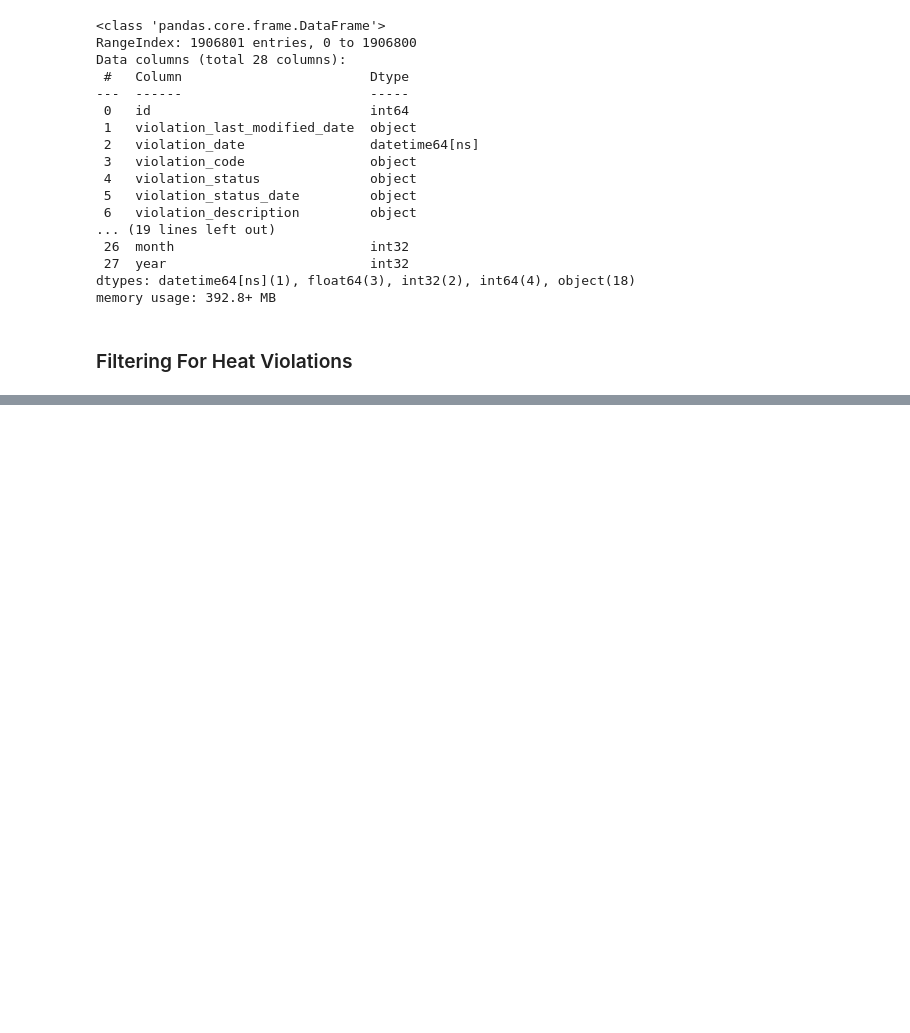
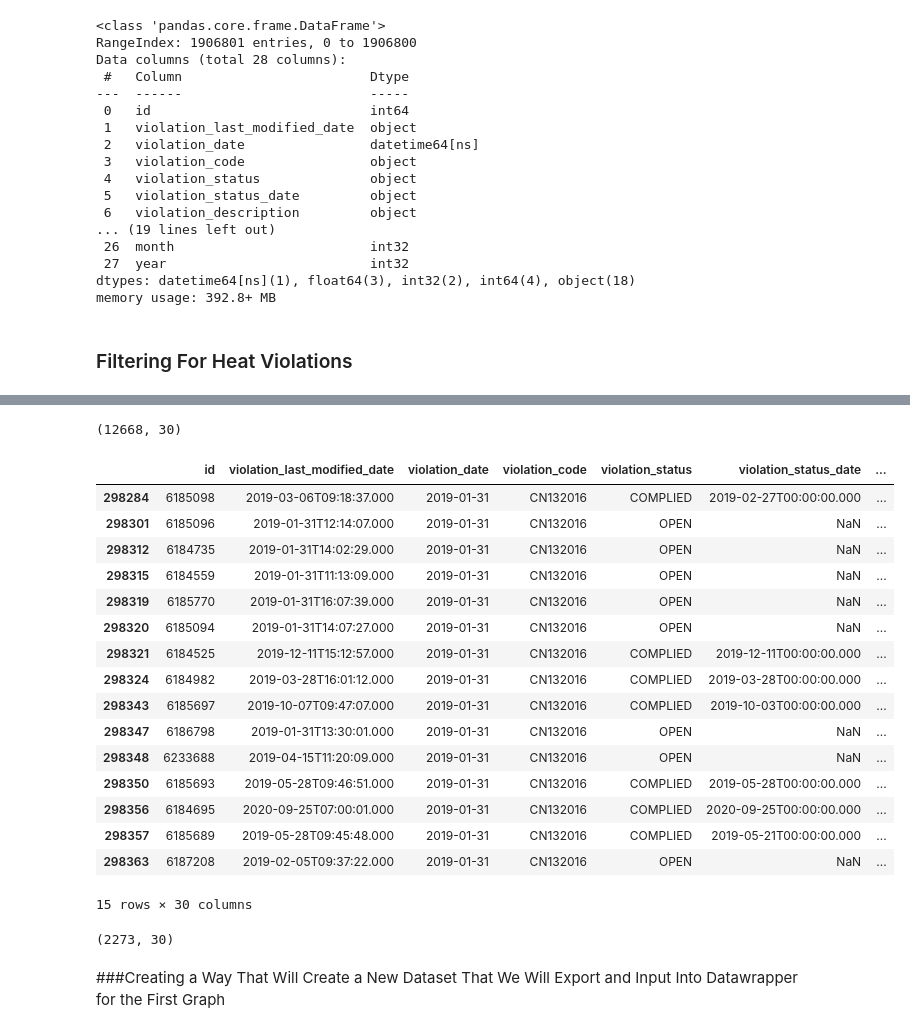
Before and after one commit to hannaheure/Sizzlers-Chi-Heat, a Jupyter notebook: final_analysis.ipynb, the cells around one changed output, grey strips where cells are left out. Drawn from its saved outputs; the diff is of its cells as text; code cells hidden in the pictures; blank space fills up the shorter version.

```diff
--- a/final_analysis.ipynb
+++ b/final_analysis.ipynb
@@ -163,3 +179,0 @@ Name: count, dtype: int64
-# %%
-#combine month and year to fit the graph
-build['month_year'] = build['month'].astype(str) + ' ' + '/' + ' ' +build['year'].astype(str)
@@ -315,0 +219,3 @@ graph_one.to_csv('graph_one_data.csv')
+# %%
+#Combining month and year for future use for our first graph
+build['month_year'] = build['month'].astype(str) + '-' + build['year'].astype(str)
@@ -315,0 +252,3 @@ graph_one.to_csv('graph_one_data.csv')
+# %%
+#Creating new df called 'graph_no_heat' that only includes instances whose 'violation_code' is equal to 'CN132016' via using simpled filtering
+graph_no_heat = build[build['violation_code'] == 'CN132016']
@@ -315,0 +266,36 @@ graph_one.to_csv('graph_one_data.csv')
+# %%
+#Checking to how many heat violations there were by using .shape
+graph_no_heat.shape
+# %% [output]
+(12668, 30)
+# %%
+#Doing another filter this time using df 'graph_no_heat' to make sure it only includes instances whose year is either in 2019 or greater
+#Also making it persist by updating the 'graph_no_heat' dataframe to include this filter
+graph_no_heat = graph_no_heat[graph_no_heat['year'] >= 2019]
+# %%
+#Sorting values in 'graph_no_heat' by ascending 'month' and 'year'
+#Using this sorting method and .head() to check and see if code worked and got us only instances in or after 2019, which it did
+graph_no_heat.sort_values(by=['month','year'], ascending=[True,True]).head(15)
+# %% [output]
+|  | id | violation_last_modified_date | violation_date | violation_code | violation_status | violation_status_date | ... |
+| 298284 | 6185098 | 2019-03-06T09:18:37.000 | 2019-01-31 | CN132016 | COMPLIED | 2019-02-27T00:00:00.000 | ... |
+| 298301 | 6185096 | 2019-01-31T12:14:07.000 | 2019-01-31 | CN132016 | OPEN | NaN | ... |
+| 298312 | 6184735 | 2019-01-31T14:02:29.000 | 2019-01-31 | CN132016 | OPEN | NaN | ... |
+| 298315 | 6184559 | 2019-01-31T11:13:09.000 | 2019-01-31 | CN132016 | OPEN | NaN | ... |
+| 298319 | 6185770 | 2019-01-31T16:07:39.000 | 2019-01-31 | CN132016 | OPEN | NaN | ... |
+| 298320 | 6185094 | 2019-01-31T14:07:27.000 | 2019-01-31 | CN132016 | OPEN | NaN | ... |
+| 298321 | 6184525 | 2019-12-11T15:12:57.000 | 2019-01-31 | CN132016 | COMPLIED | 2019-12-11T00:00:00.000 | ... |
+| 298324 | 6184982 | 2019-03-28T16:01:12.000 | 2019-01-31 | CN132016 | COMPLIED | 2019-03-28T00:00:00.000 | ... |
+| 298343 | 6185697 | 2019-10-07T09:47:07.000 | 2019-01-31 | CN132016 | COMPLIED | 2019-10-03T00:00:00.000 | ... |
+| 298347 | 6186798 | 2019-01-31T13:30:01.000 | 2019-01-31 | CN132016 | OPEN | NaN | ... |
+| 298348 | 6233688 | 2019-04-15T11:20:09.000 | 2019-01-31 | CN132016 | OPEN | NaN | ... |
+| 298350 | 6185693 | 2019-05-28T09:46:51.000 | 2019-01-31 | CN132016 | COMPLIED | 2019-05-28T00:00:00.000 | ... |
+| 298356 | 6184695 | 2020-09-25T07:00:01.000 | 2019-01-31 | CN132016 | COMPLIED | 2020-09-25T00:00:00.000 | ... |
+| 298357 | 6185689 | 2019-05-28T09:45:48.000 | 2019-01-31 | CN132016 | COMPLIED | 2019-05-21T00:00:00.000 | ... |
+| 298363 | 6187208 | 2019-02-05T09:37:22.000 | 2019-01-31 | CN132016 | OPEN | NaN | ... |
+15 rows × 30 columns
+# %%
+#Checking the shape of the df by using .shape to see how many total heat_violations were filed since the begining of 2019
+graph_no_heat.shape
+# %% [output]
+(2273, 30)
@@ -315,0 +304,2 @@ graph_one.to_csv('graph_one_data.csv')
+# %% [markdown]
+###Creating a Way That Will Create a New Dataset That We Will Export and Input Into Datawrapper for the First Graph
```
Also changed, not shown: parts of 59 cells of this notebook.
